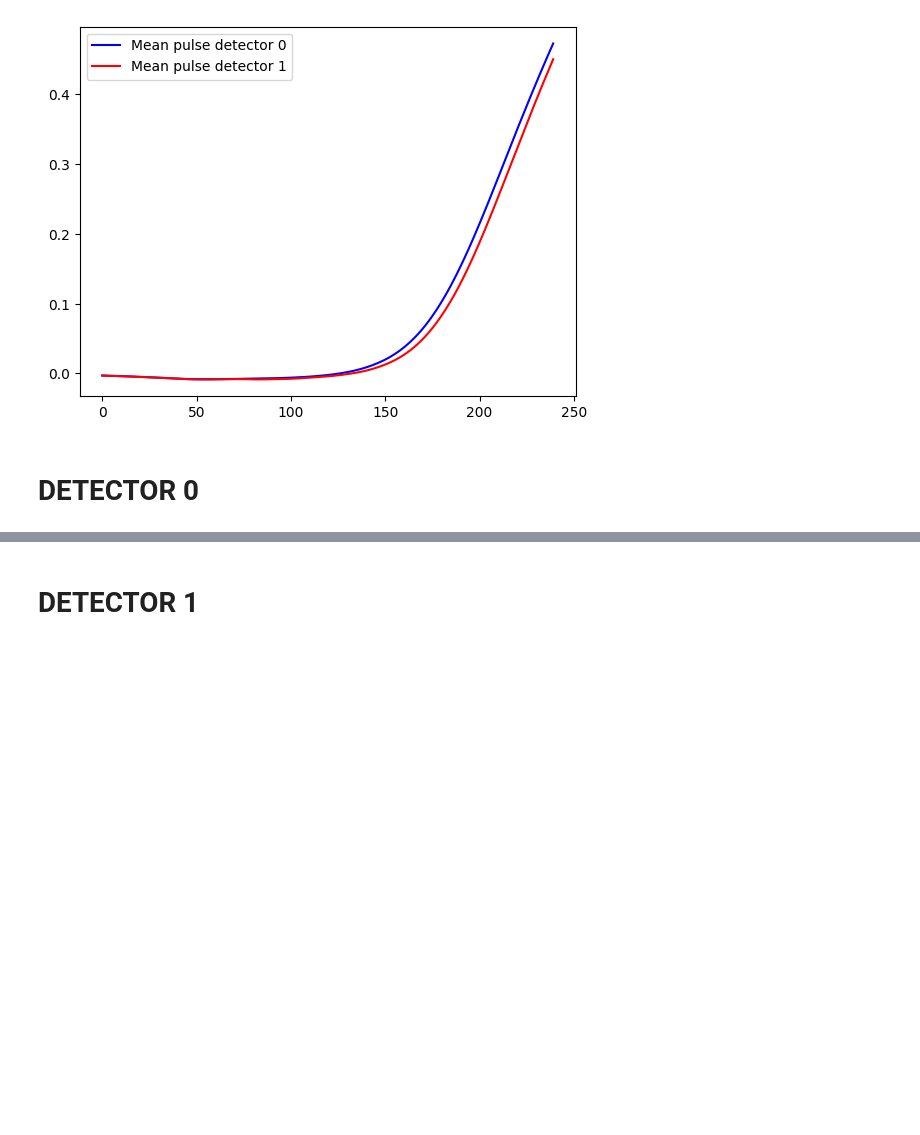
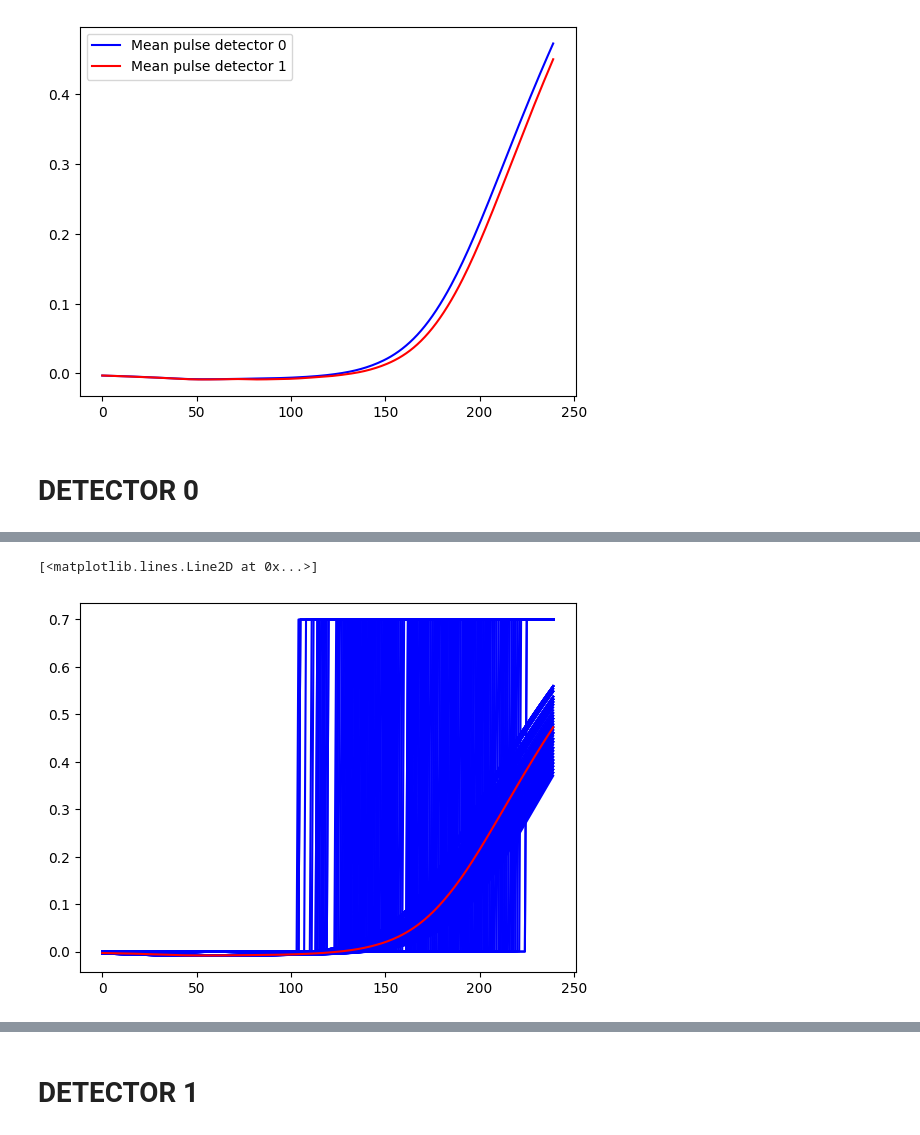
Before and after one commit to wjosefw/Signal-processing-with-Neural-networks, a Jupyter notebook: simulados_plus_mean_pulses.ipynb, the cells around one changed output, grey strips where cells are left out. Cells and saved outputs as stored; diff of their text form; code cells hidden in the pictures; blank space fills up the shorter version.

```diff
--- a/simulados_plus_mean_pulses.ipynb
+++ b/simulados_plus_mean_pulses.ipynb
@@ -65,10 +65,12 @@ New time step: 0.0250
 # %%
 #------------------------------------- Basic definitions ----------------------------------------
 Ncasos = 300
+Ncasos_mean = 100
 Nc = 2
 
 t = np.linspace(0,Nt,Nt_new)
-t0 = 70 + np.random.randint(8, size=Ncasos)
+#t0 = 65 + np.random.randint(5, size=Ncasos)
+t0 = 500 + np.random.randint(100, size = Ncasos)
 # %% [markdown]
 # **GENERATE MEAN PULSE PER DETECTOR**
 # %%
@@ -101,27 +107,34 @@ Text(0, 0.5, 'Voltage [A.U]')
 # %%
-#------------------------------ Create simulated pairs ---------------------------------
-INPUT_dec0 = np.zeros((Ncasos,Nt_new,Nc))
+#------------------------------ Create simulated pulses ---------------------------------
+INPUT_dec0 = np.zeros((Ncasos,Nt_new))
 for i in range(Ncasos):
   centro = t0[i]
-  PULSO = pulso(t, centro,  tau_rise = 15)
-  INPUT_dec0[i,:,0] = PULSO
-  INPUT_dec0[i,:,1] = PULSO
+  #PULSO = pulso(t, centro,  tau_rise = tau_rise_dec0)
+  PULSO = pulso_escalon(t, centro, A=0.7)
+  INPUT_dec0[i,:] = PULSO
 
-#------------------------------ Create a pair of mean pulses ----------------------------
-Ncasos_mean = 100
-INPUT2_dec0 = np.zeros((Ncasos_mean,len(mean_pulse_dec0), 2))
-INPUT2_dec0[:,:,0] = mean_pulse_dec0
-INPUT2_dec0[:,:,1] = mean_pulse_dec0
+#------------------------------ Create copies of the mean pulse ----------------------------
+INPUT2_dec0 = np.zeros((Ncasos_mean,len(mean_pulse_dec0)))
+INPUT2_dec0[:,:] = np.roll(mean_pulse_dec0, -15)
 # %%
 #-------------------------------- Delay simulated pulses --------------------------------------------
-INPUT_dec0, REF_dec0 = delay_pulse_pair(INPUT_dec0, new_time_step, t_shift = 0, delay_steps = 32, NOISE = True)
+INPUT_dec0, REF_dec0 = create_and_delay_pulse_pair(INPUT_dec0, new_time_step, t_shift = 0, delay_steps = 32, NOISE = True)
+
 
 #--------------------------------- Delay mean pulse ----------------------------------------------------
-INPUT2_dec0, REF2_dec0 = delay_pulse_pair(INPUT2_dec0, new_time_step, t_shift = 0, delay_steps = 32, NOISE = True)
+INPUT2_dec0, REF2_dec0 = create_and_delay_pulse_pair(INPUT2_dec0, new_time_step, t_shift = 0, delay_steps = 32, NOISE = True)
+
 
 #--------------------------------- Create train set ----------------------------------------------------
 trainX_dec0 = np.concatenate((INPUT_dec0[:,start:stop,:], INPUT2_dec0[:,start:stop,:]), axis = 0)
 REF_train_dec0 = np.concatenate((REF_dec0[:], REF2_dec0[:]))
+# %%
+for i in range(trainX_dec0.shape[0]):
+    plt.plot(trainX_dec0[i,:,0],'b-')
+plt.plot(mean_pulse_dec0[start:stop], 'r-')
+# %% [output]
+[<matplotlib.lines.Line2D at 0x...>]
+[figure, added]
 # %%
 #-------------------------------------------------------------- Calculate moments ---------------------------------------------------
 M_Train_dec0 = momentos(trainX_dec0)
```
Also changed, not shown: parts of 16 cells of this notebook.
